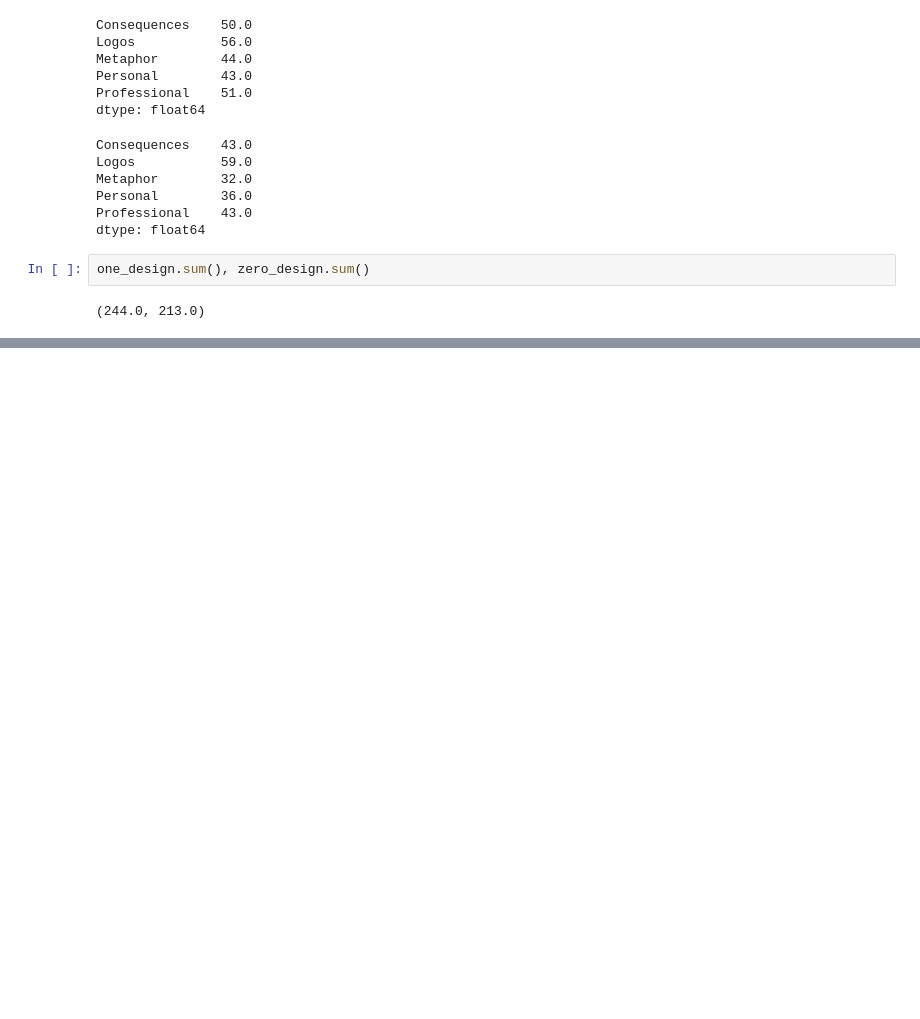
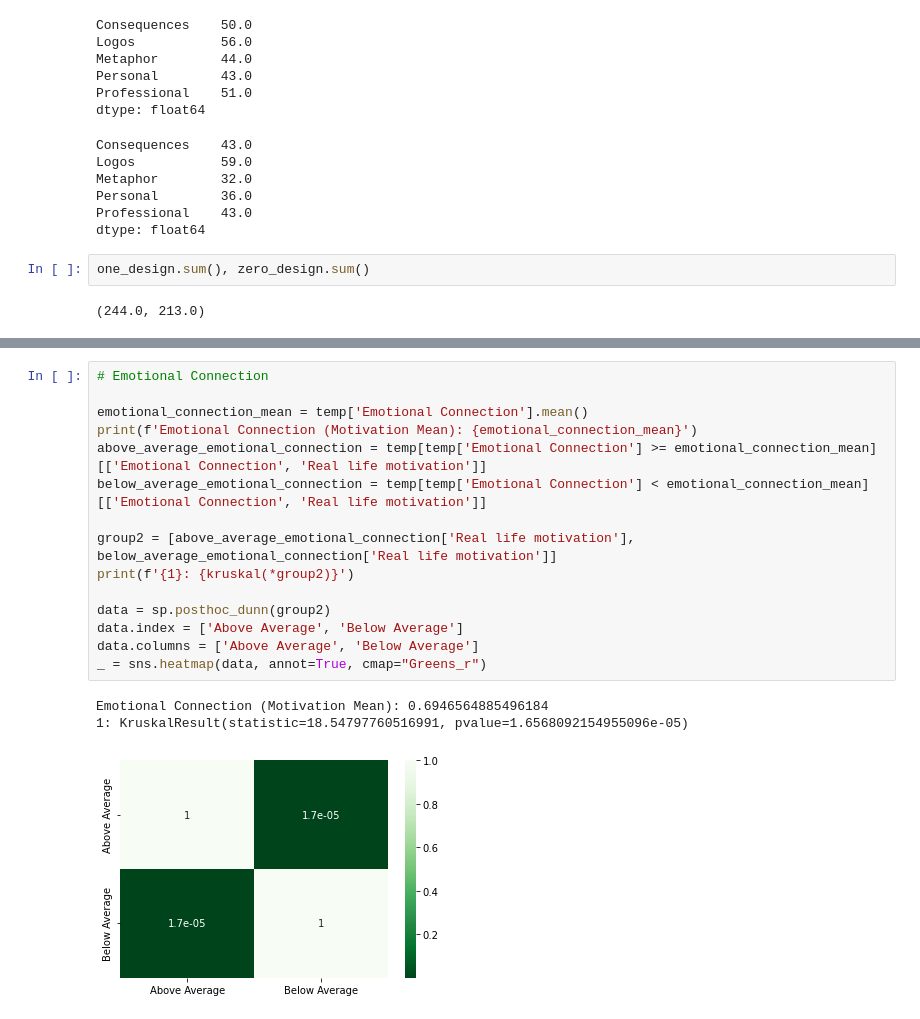
Before and after one commit to rizupaudel/designStudy, a Jupyter notebook: priming/analysis/csquest.ipynb, the cells around one changed output, grey strips where cells are left out. Drawn from its saved outputs; the diff is of its cells as text; blank space fills up the shorter version.

```diff
--- a/priming/analysis/csquest.ipynb
+++ b/priming/analysis/csquest.ipynb
@@ -282,0 +303,19 @@ sns.barplot(data.values, data.index)
+# %%
+# Emotional Connection
+
+emotional_connection_mean = temp['Emotional Connection'].mean()
+print(f'Emotional Connection (Motivation Mean): {emotional_connection_mean}')
+above_average_emotional_connection = temp[temp['Emotional Connection'] >= emotional_connection_mean][['Emotional Connection', 'Real life motivation']]
+below_average_emotional_connection = temp[temp['Emotional Connection'] < emotional_connection_mean][['Emotional Connection', 'Real life motivation']]
+
+group2 = [above_average_emotional_connection['Real life motivation'], below_average_emotional_connection['Real life motivation']]
+print(f'{1}: {kruskal(*group2)}')
+
+data = sp.posthoc_dunn(group2)
+data.index = ['Above Average', 'Below Average']
+data.columns = ['Above Average', 'Below Average']
+_ = sns.heatmap(data, annot=True, cmap="Greens_r")
+# %% [output]
+Emotional Connection (Motivation Mean): 0.6946564885496184
+1: KruskalResult(statistic=18.54797760516991, pvalue=1.6568092154955096e-05)
+[figure, added]
```
Also changed, not shown: parts of 13 cells of this notebook, 2 other files.
